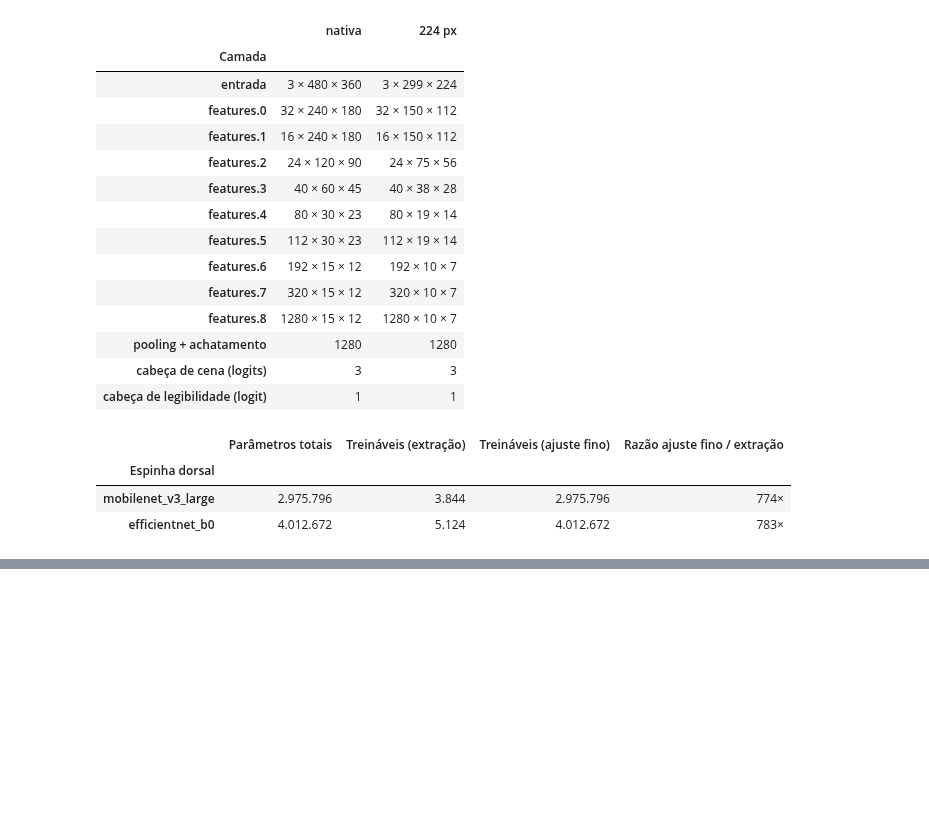
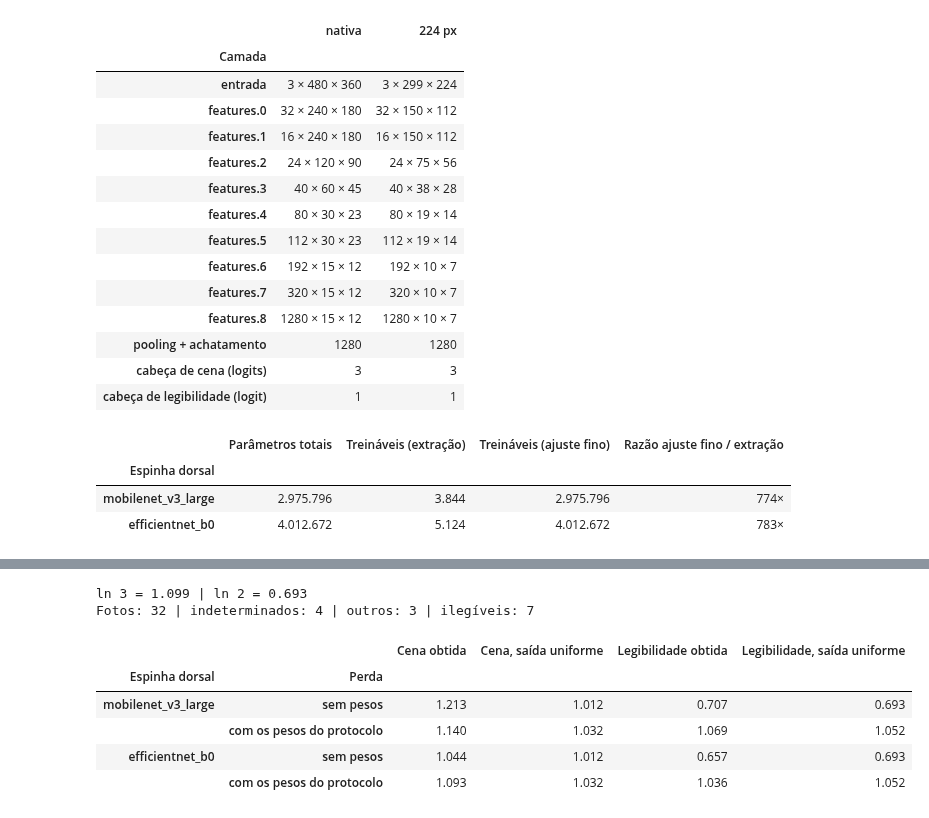
Before and after one commit to phelipecscosta/leitura_automatizada_mostradores_energia_pesquisa, a Jupyter notebook: lab-02/lab02.ipynb, the cells around one changed output, grey strips where cells are left out. Cells and saved outputs as stored; diff of their text form; code cells hidden in the pictures; blank space fills up the shorter version.

Commit message:
feat: verifica a perda inicial contra a saída uniforme (D1)

```diff
--- a/lab-02/lab02.ipynb
+++ b/lab-02/lab02.ipynb
@@ -337,0 +346,49 @@ b2
+# %%
+# D1: perda inicial com cabeças aleatórias, comparada à saída uniforme
+import math
+
+from training import triage_loss as tl
+
+torch.manual_seed(0)
+# 32 fotos de treino da amostra aleatória (sem os zeros do estresse)
+d1_photos = [p for p in photos if p.subset == "treino" and p.role != "estresse_zero"][:32]
+x = torch.stack([preprocess(p.path, 224) for p in d1_photos])
+scene_t = torch.tensor([p.scene for p in d1_photos])
+leg_t = torch.tensor([p.illegible for p in d1_photos])
+
+settings = {
+    "sem pesos": (torch.ones(tl.N_SCENE + 1), torch.tensor(1.0)),
+    "com os pesos do protocolo": (tl.scene_weights(scene_t), tl.legibility_pos_weight(leg_t)),
+}
+
+rows = []
+for name in BACKBONES:
+    model = TriageModel(name)
+    model.freeze_backbone()
+    model.eval()
+    with torch.no_grad():
+        scene_logits, leg_logits = model(x)
+        for label, (w, pw) in settings.items():
+            rows.append({
+                "Espinha dorsal": name,
+                "Perda": label,
+                "Cena obtida": tl.scene_loss(scene_logits, scene_t, w).item(),
+                "Cena, saída uniforme": tl.scene_loss(torch.zeros_like(scene_logits), scene_t, w).item(),
+                "Legibilidade obtida": tl.legibility_loss(leg_logits, leg_t, pw).item(),
+                "Legibilidade, saída uniforme": tl.legibility_loss(torch.zeros_like(leg_logits), leg_t, pw).item(),
+            })
+
+d1 = pd.DataFrame(rows).set_index(["Espinha dorsal", "Perda"]).round(3)
+print(f"ln 3 = {math.log(3):.3f} | ln 2 = {math.log(2):.3f}")
+print(f"Fotos: {len(d1_photos)} | indeterminados: {int((scene_t == -1).sum())} | "
+      f"outros: {int((scene_t == 2).sum())} | ilegíveis: {int((leg_t == 1).sum())}")
+d1
+# %% [output]
+ln 3 = 1.099 | ln 2 = 0.693
+Fotos: 32 | indeterminados: 4 | outros: 3 | ilegíveis: 7
+|  |  | Cena obtida | Cena, saída uniforme | Legibilidade obtida | Legibilidade, saída uniforme |
+| Espinha dorsal | Perda |  |  |  |  |
+| mobilenet_v3_large | sem pesos | 1.213 | 1.012 | 0.707 | 0.693 |
+|  | com os pesos do protocolo | 1.140 | 1.032 | 1.069 | 1.052 |
+| efficientnet_b0 | sem pesos | 1.044 | 1.012 | 0.657 | 0.693 |
+|  | com os pesos do protocolo | 1.093 | 1.032 | 1.036 | 1.052 |
```
Also changed, not shown: parts of 1 cell of this notebook.
